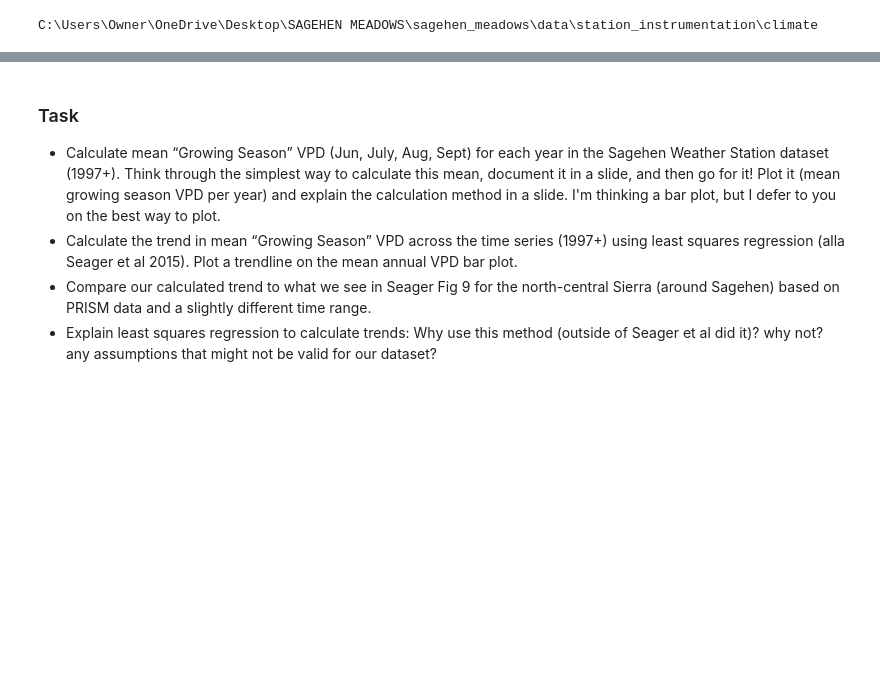
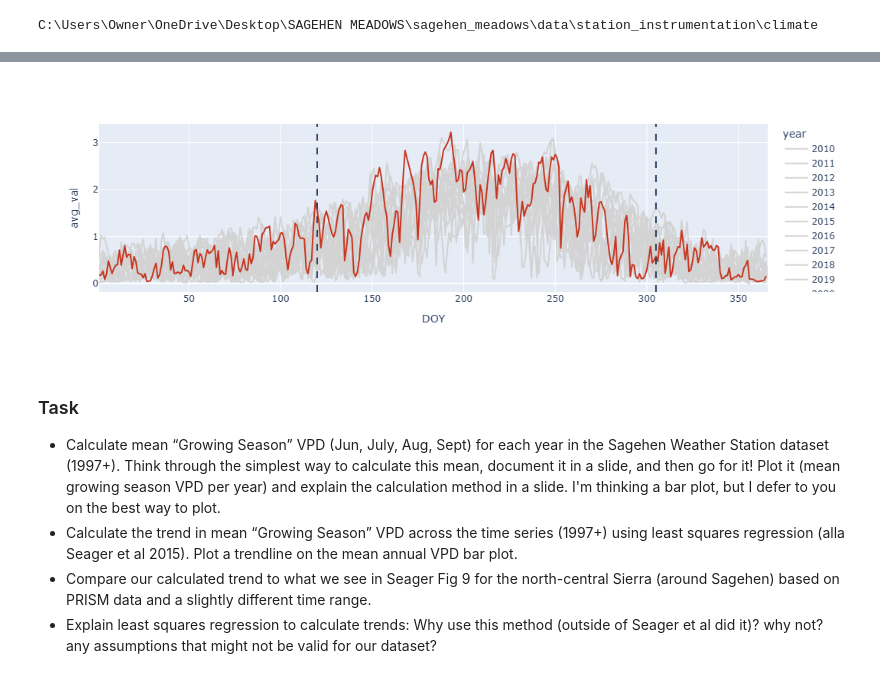
Before and after one commit to jnatali/sagehen_meadows, a Jupyter notebook: scripts/climate/VPD_long_term_analysis.ipynb, the cells around one changed output, grey strips where cells are left out. Saved outputs shown, nothing was run; the diff lists cells and outputs as text; code cells hidden in the pictures; blank space fills up the shorter version.

```diff
--- a/scripts/climate/VPD_long_term_analysis.ipynb
+++ b/scripts/climate/VPD_long_term_analysis.ipynb
@@ -222,3 +218,8 @@ grouped_weather_vpd
+# %%
+fig_par_filter = create_annual_lineplot(grouped_weather_par_filtered_vpd, val_column="avg_val", year_list=list(range(2010,2026)), highlight_year="2021")
+fig_par_filter.show()
+# %% [output]
+[figure, added]
 # %% [markdown]
 ### Task
 - Calculate mean “Growing Season” VPD (Jun, July, Aug, Sept) for each year in the Sagehen Weather Station dataset (1997+). Think through the simplest way to calculate this mean, document it in a slide, and then go for it! Plot it (mean growing season VPD per year) and explain the calculation method in a slide. I'm thinking a bar plot, but I defer to you on the best way to plot.
```
Also changed, not shown: parts of 18 cells of this notebook.
